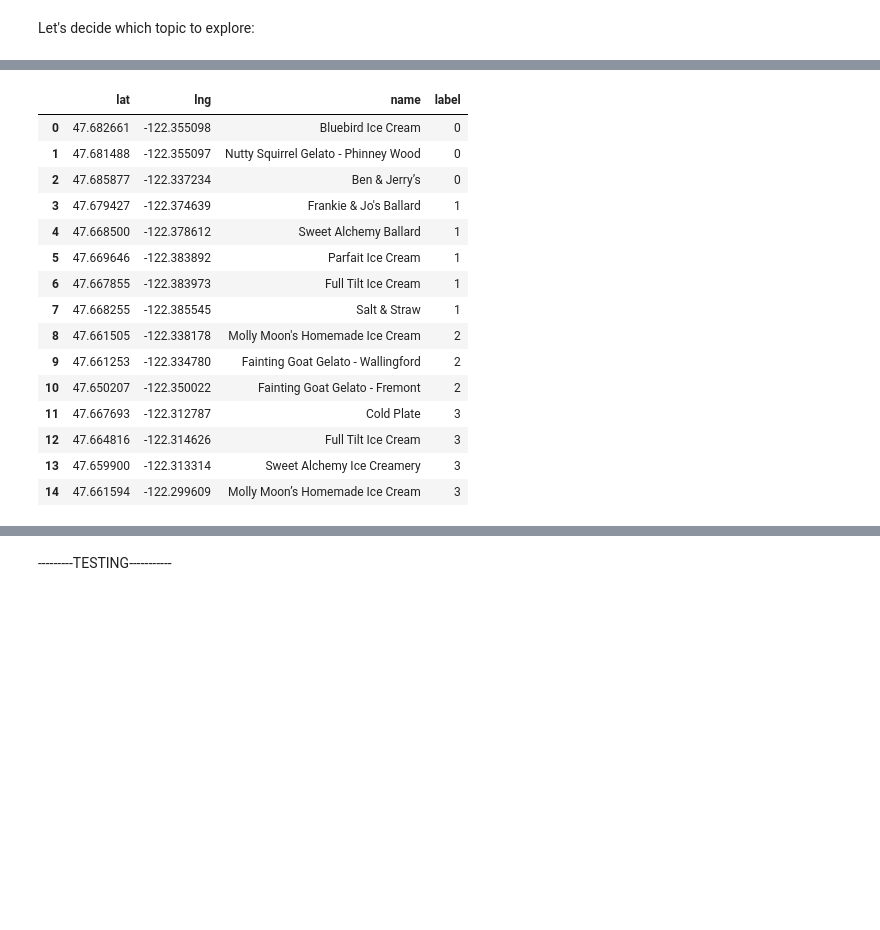
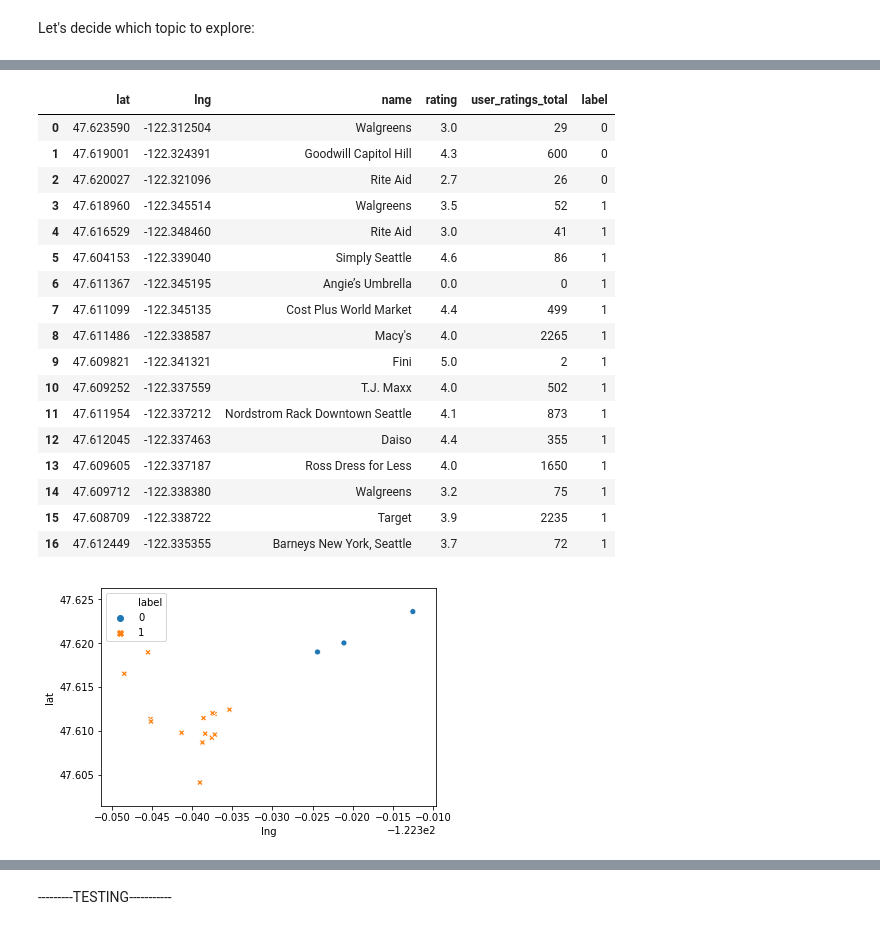
Before and after one commit to UpwardTrajectory/meander-maker, a Jupyter notebook: mvp.ipynb, the cells around one changed output, grey strips where cells are left out. Cells and saved outputs as stored; diff of their text form; code cells hidden in the pictures; blank space fills up the shorter version.

```diff
--- a/mvp.ipynb
+++ b/mvp.ipynb
@@ -29,21 +34,25 @@ What theme would you like to explore today? ice cream
-# %%
-dest_list = gp.build_df(loc, topic)
-dest_list
-# %% [output]
-|  | lat | lng | name | label |
-| 0 | 47.682661 | -122.355098 | Bluebird Ice Cream | 0 |
-| 1 | 47.681488 | -122.355097 | Nutty Squirrel Gelato - Phinney Wood | 0 |
-| 2 | 47.685877 | -122.337234 | Ben & Jerry’s | 0 |
-| 3 | 47.679427 | -122.374639 | Frankie & Jo's Ballard | 1 |
-| 4 | 47.668500 | -122.378612 | Sweet Alchemy Ballard | 1 |
-| 5 | 47.669646 | -122.383892 | Parfait Ice Cream | 1 |
-| 6 | 47.667855 | -122.383973 | Full Tilt Ice Cream | 1 |
-| 7 | 47.668255 | -122.385545 | Salt & Straw | 1 |
-| 8 | 47.661505 | -122.338178 | Molly Moon's Homemade Ice Cream | 2 |
-| 9 | 47.661253 | -122.334780 | Fainting Goat Gelato - Wallingford | 2 |
-| 10 | 47.650207 | -122.350022 | Fainting Goat Gelato - Fremont | 2 |
-| 11 | 47.667693 | -122.312787 | Cold Plate | 3 |
-| 12 | 47.664816 | -122.314626 | Full Tilt Ice Cream | 3 |
-| 13 | 47.659900 | -122.313314 | Sweet Alchemy Ice Creamery | 3 |
-| 14 | 47.661594 | -122.299609 | Molly Moon’s Homemade Ice Cream | 3 |
+# %%
+df = gp.build_df(loc, topic)
+display(df)
+sns.scatterplot(df['lng'], df['lat'], hue=df['label'], style=df['label']);
+# %% [output]
+|  | lat | lng | name | rating | user_ratings_total | label |
+| 0 | 47.623590 | -122.312504 | Walgreens | 3.0 | 29 | 0 |
+| 1 | 47.619001 | -122.324391 | Goodwill Capitol Hill | 4.3 | 600 | 0 |
+| 2 | 47.620027 | -122.321096 | Rite Aid | 2.7 | 26 | 0 |
+| 3 | 47.618960 | -122.345514 | Walgreens | 3.5 | 52 | 1 |
+| 4 | 47.616529 | -122.348460 | Rite Aid | 3.0 | 41 | 1 |
+| 5 | 47.604153 | -122.339040 | Simply Seattle | 4.6 | 86 | 1 |
+| 6 | 47.611367 | -122.345195 | Angie’s Umbrella | 0.0 | 0 | 1 |
+| 7 | 47.611099 | -122.345135 | Cost Plus World Market | 4.4 | 499 | 1 |
+| 8 | 47.611486 | -122.338587 | Macy's | 4.0 | 2265 | 1 |
+| 9 | 47.609821 | -122.341321 | Fini | 5.0 | 2 | 1 |
+| 10 | 47.609252 | -122.337559 | T.J. Maxx | 4.0 | 502 | 1 |
+| 11 | 47.611954 | -122.337212 | Nordstrom Rack Downtown Seattle | 4.1 | 873 | 1 |
+| 12 | 47.612045 | -122.337463 | Daiso | 4.4 | 355 | 1 |
+| 13 | 47.609605 | -122.337187 | Ross Dress for Less | 4.0 | 1650 | 1 |
+| 14 | 47.609712 | -122.338380 | Walgreens | 3.2 | 75 | 1 |
+| 15 | 47.608709 | -122.338722 | Target | 3.9 | 2235 | 1 |
+| 16 | 47.612449 | -122.335355 | Barneys New York, Seattle | 3.7 | 72 | 1 |
+[figure, added]
 # %%
```
Also changed, not shown: parts of 23 cells of this notebook, 1 other file.
